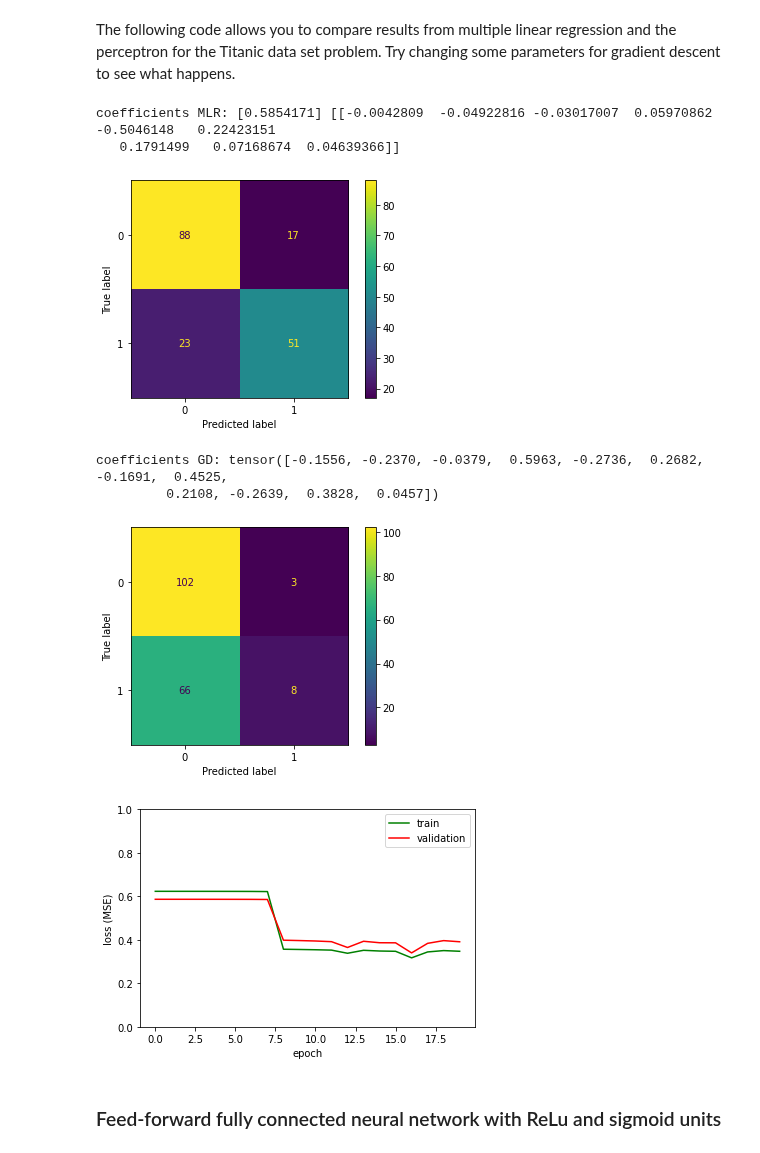
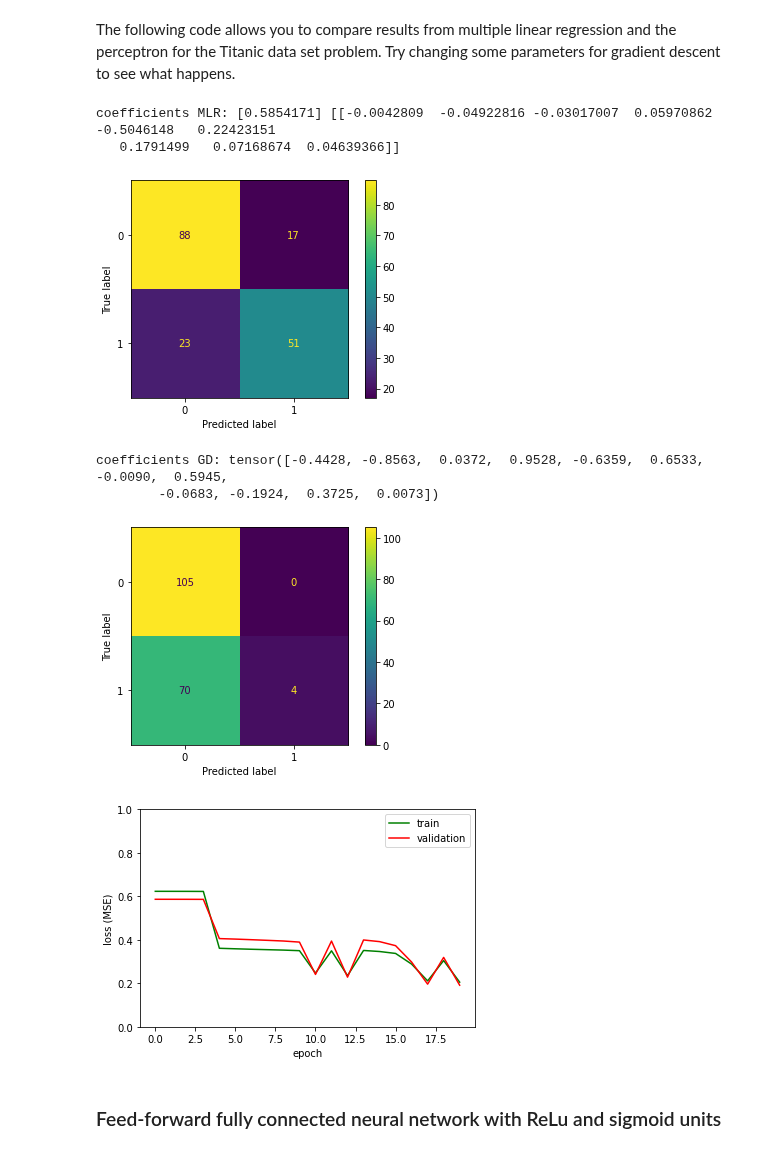
Before and after one commit to isa-ulisboa/greends-pml-2022-2023, a Jupyter notebook: ML_overview_with_examples.ipynb, the cells around one changed output. Drawn from its saved outputs; the diff is of its cells as text; code cells hidden in the pictures.

```diff
--- a/ML_overview_with_examples.ipynb
+++ b/ML_overview_with_examples.ipynb
@@ -548,7 +548,7 @@ from sklearn.model_selection import train_test_split
 from sklearn.metrics import confusion_matrix, ConfusionMatrixDisplay
 torch.manual_seed(42)
 
-B=20 # batch size
+B=10 # batch size
 lr = 0.1 # learning rate
 iter=20 # number epochs
 
@@ -621,37 +621,37 @@ for i in range(iter):
         batch_y=y_train[idx_start:(idx_start+B):]
         # making a prediction in forward pass
         y_pred = calc_preds(coeffs,batch_X)
         # calculating the loss between predicted and actual values
         loss = calc_loss_from_labels(y_pred, batch_y)
         # compute gradient
         loss.backward()
         with torch.no_grad():
             # update coeffs
             update_coeffs(coeffs, lr)
 
 # predictions and confusion matrix
 print('coefficients GD:',torch.flatten(coeffs.requires_grad_(False)))
 y_pred=calc_preds(coeffs,X_valid)
 disp = ConfusionMatrixDisplay(confusion_matrix(y_valid,(y_pred>0.5)))
 disp.plot()
 plt.show()
 
 # plot losses along epochs
 plt.plot(training_losses, '-g',  validation_losses, '-r')
 plt.gca().legend(('train','validation'))
 plt.ylim(0, 1)
 plt.xlabel('epoch')
 plt.ylabel('loss (MSE)')
 #plt.title("Train (green) and validation (red) losses")
 plt.show()
 # %% [output]
 coefficients MLR: [0.5854171] [[-0.0042809  -0.04922816 -0.03017007  0.05970862 -0.5046148   0.22423151
    0.1791499   0.07168674  0.04639366]]
 [figure]
-coefficients GD: tensor([-0.1556, -0.2370, -0.0379,  0.5963, -0.2736,  0.2682, -0.1691,  0.4525,
-         0.2108, -0.2639,  0.3828,  0.0457])
+coefficients GD: tensor([-0.4428, -0.8563,  0.0372,  0.9528, -0.6359,  0.6533, -0.0090,  0.5945,
+        -0.0683, -0.1924,  0.3725,  0.0073])
-[figure, old version]
+[figure, new version]
-[figure, old version]
+[figure, new version]
 # %% [markdown]
 ### Feed-forward fully connected neural network with ReLu and sigmoid units
 # %% [markdown]
```
